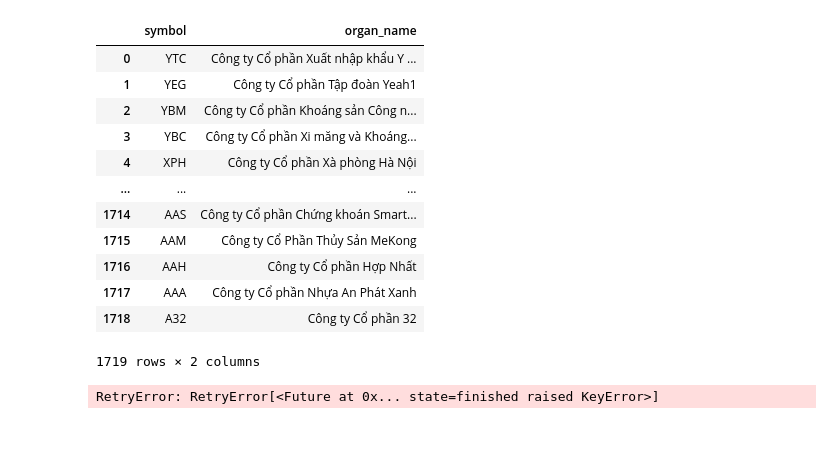
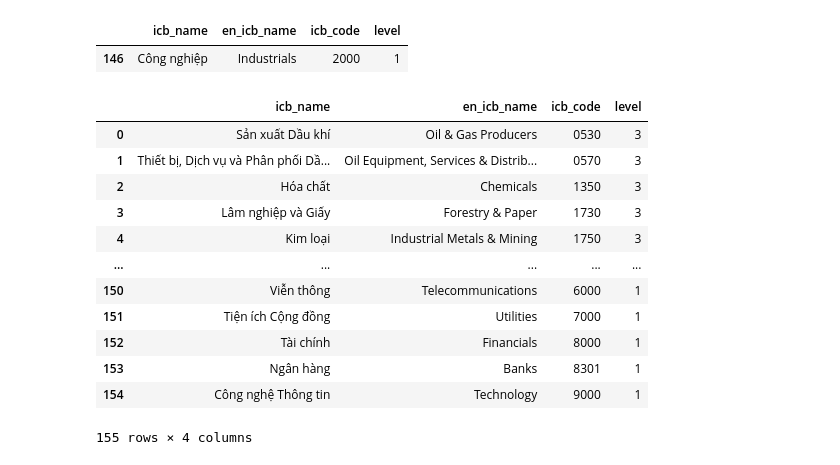
Before and after one commit to tohieu1603/pynews, a Jupyter notebook: readme.ipynb, the cells around one changed output. Saved outputs shown, nothing was run; the diff lists cells and outputs as text; code cells hidden in the pictures; blank space fills up the shorter version.

```diff
--- a/readme.ipynb
+++ b/readme.ipynb
@@ -279,20 +30,23 @@ company2.events()
+# %%
+df = listing.industries_icb()
+df = df[df['icb_code'] == '2000']
+df
+# %% [output]
+|  | icb_name | en_icb_name | icb_code | level |
+| 146 | Công nghiệp | Industrials | 2000 | 1 |
 # %%
-listing.all_symbols()
+listing.industries_icb()
 # %% [output]
-|  | symbol | organ_name |
-| 0 | YTC | Công ty Cổ phần Xuất nhập khẩu Y ... |
-| 1 | YEG | Công ty Cổ phần Tập đoàn Yeah1 |
-| 2 | YBM | Công ty Cổ phần Khoáng sản Công n... |
-| 3 | YBC | Công ty Cổ phần Xi măng và Khoáng... |
-| 4 | XPH | Công ty Cổ phần Xà phòng Hà Nội |
-| ... | ... | ... |
-| 1714 | AAS | Công ty Cổ phần Chứng khoán Smart... |
-| 1715 | AAM | Công ty Cổ Phần Thủy Sản MeKong |
-| 1716 | AAH | Công ty Cổ phần Hợp Nhất |
-| 1717 | AAA | Công ty Cổ phần Nhựa An Phát Xanh |
-| 1718 | A32 | Công ty Cổ phần 32 |
+|  | icb_name | en_icb_name | icb_code | level |
+| 0 | Sản xuất Dầu khí | Oil & Gas Producers | 0530 | 3 |
+| 1 | Thiết bị, Dịch vụ và Phân phối Dầ... | Oil Equipment, Services & Distrib... | 0570 | 3 |
+| 2 | Hóa chất | Chemicals | 1350 | 3 |
+| 3 | Lâm nghiệp và Giấy | Forestry & Paper | 1730 | 3 |
+| 4 | Kim loại | Industrial Metals & Mining | 1750 | 3 |
+| ... | ... | ... | ... | ... |
+| 150 | Viễn thông | Telecommunications | 6000 | 1 |
+| 151 | Tiện ích Cộng đồng | Utilities | 7000 | 1 |
+| 152 | Tài chính | Financials | 8000 | 1 |
+| 153 | Ngân hàng | Banks | 8301 | 1 |
+| 154 | Công nghệ Thông tin | Technology | 9000 | 1 |
-1719 rows × 2 columns
+155 rows × 4 columns
-# %%
-company2.subsidiaries()
-# %% [output]
-RetryError: RetryError[<Future at 0x... state=finished raised KeyError>]
```
Also changed, not shown: parts of 22 cells of this notebook, 25 other files.
